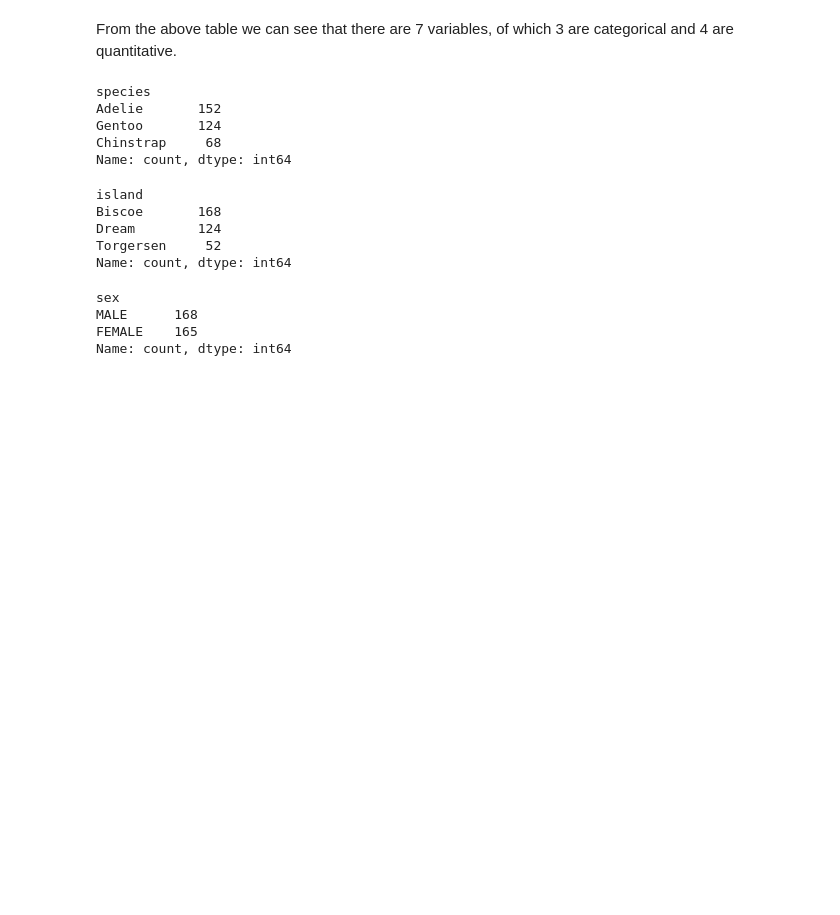
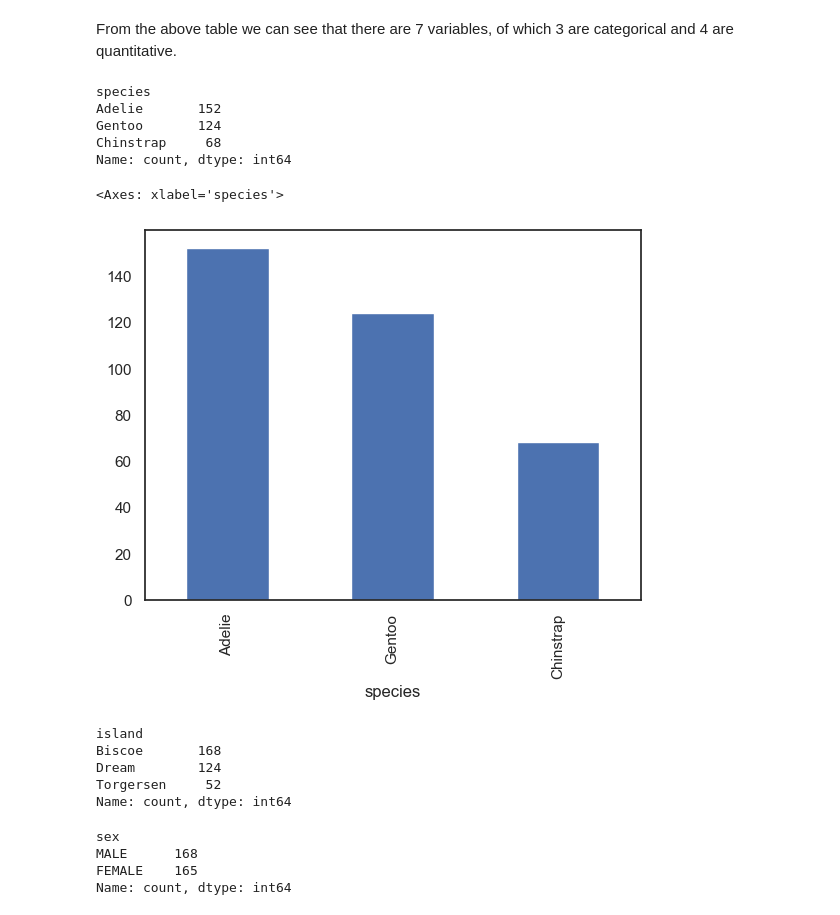
Before and after one commit to Laura6826/PofDA-mywork, a Jupyter notebook: penguins.ipynb, the cells around one changed output. Saved outputs shown, nothing was run; the diff lists cells and outputs as text; code cells hidden in the pictures; blank space fills up the shorter version.

```diff
--- a/penguins.ipynb
+++ b/penguins.ipynb
@@ -114,6 +114,11 @@ Adelie       152
 Gentoo       124
 Chinstrap     68
 Name: count, dtype: int64
+# %%
+df.species.value_counts().plot(kind='bar')
+# %% [output]
+<Axes: xlabel='species'>
+[figure, added]
 # %%
 # This will help detail the names of the islands were the penguins were measured and also how many were measures at each island.
 
```
Also changed, not shown: parts of 2 cells of this notebook.
